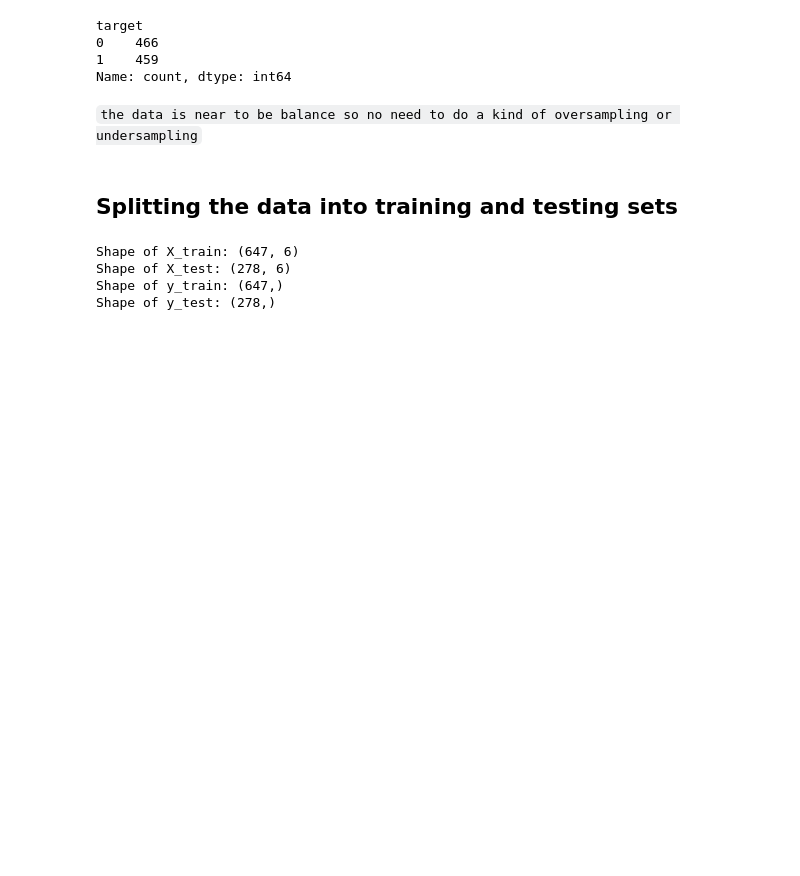
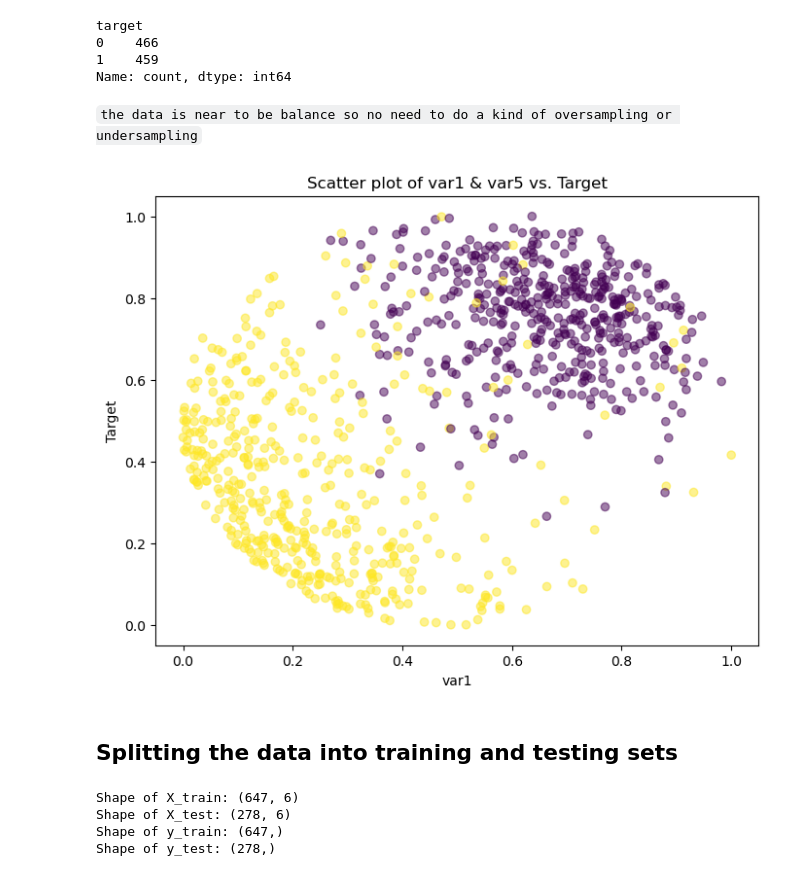
Before and after one commit to engmohamedsalah/AIMaster-MachineLearningDeepLearning, a Jupyter notebook: mohamed_task1.ipynb, the cells around one changed output. Cells and saved outputs as stored; diff of their text form; code cells hidden in the pictures; blank space fills up the shorter version.

```diff
--- a/mohamed_task1.ipynb
+++ b/mohamed_task1.ipynb
@@ -285,6 +285,17 @@ target
 Name: count, dtype: int64
 # %% [markdown]
 `the data is near to be balance so no need to do a kind of oversampling or undersampling`
+# %%
+#Based on the correlation matrix provided var1 & var 5 are highest absolute correlation values with the target
+# Scatter plot for var1 and var5
+plt.figure(figsize=(8, 6))
+plt.scatter(encoded_df['var1'], encoded_df['var5'], alpha=0.5,c=encoded_df['target'])
+plt.title('Scatter plot of var1 & var5 vs. Target')
+plt.xlabel('var1')
+plt.ylabel('Target')
+plt.show()
+# %% [output]
+[figure, added]
 # %% [markdown]
 ## Splitting the data into training and testing sets
 # %%
```
Also changed, not shown: parts of 15 cells of this notebook, 1 other file.
